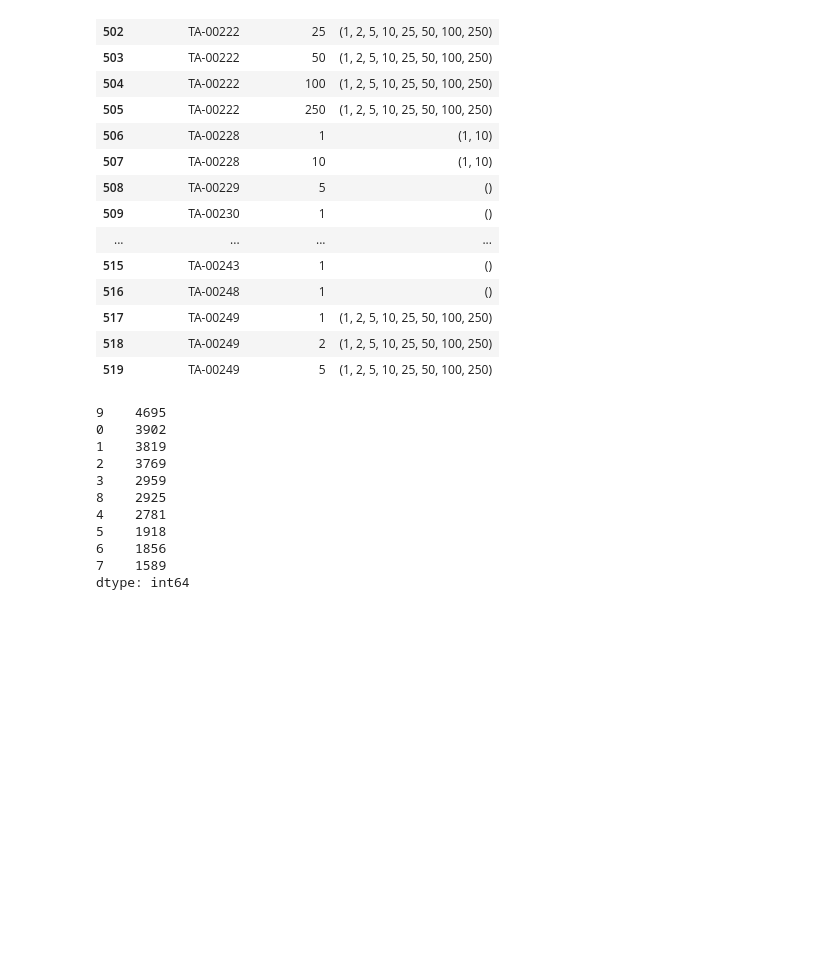
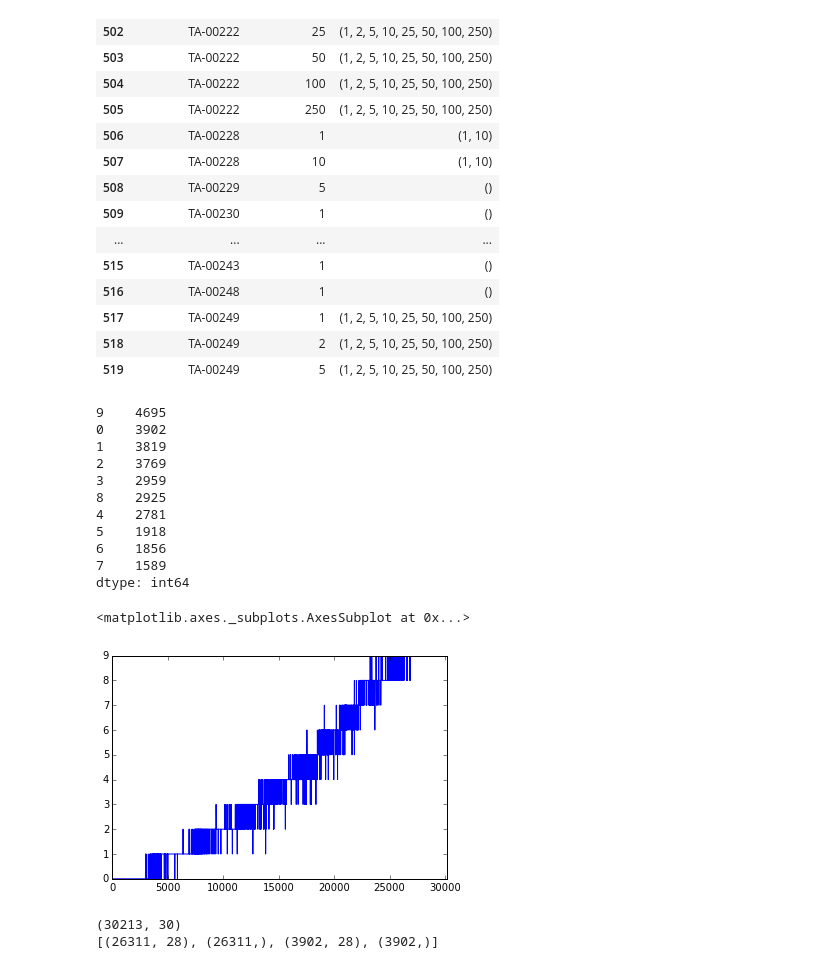
Before and after one commit to cberzan/kaggle-caterpillar, a Jupyter notebook: caterpillar-tube-pricing/check_featurizer.ipynb, the cells around one changed output. Cells and saved outputs as stored; diff of their text form; code cells hidden in the pictures; blank space fills up the shorter version.

```diff
--- a/caterpillar-tube-pricing/check_featurizer.ipynb
+++ b/caterpillar-tube-pricing/check_featurizer.ipynb
@@ -60,3 +60,18 @@ aug_train_set.dev_fold.value_counts()
 6    1856
 7    1589
 dtype: int64
+# %%
+aug_train_set.dev_fold.plot()
+# %% [output]
+<matplotlib.axes._subplots.AxesSubplot at 0x...>
+[figure, added]
+# %%
+from soln.dataset import generate_xv_splits
+
+split = next(generate_xv_splits(aug_train_set))
+X_train, y_train, X_test, y_test = split
+print aug_train_set.shape
+print [thing.shape for thing in split]
+# %% [output]
+(30213, 30)
+[(26311, 28), (26311,), (3902, 28), (3902,)]
```
Also changed, not shown: parts of 2 cells of this notebook, 3 other files.
